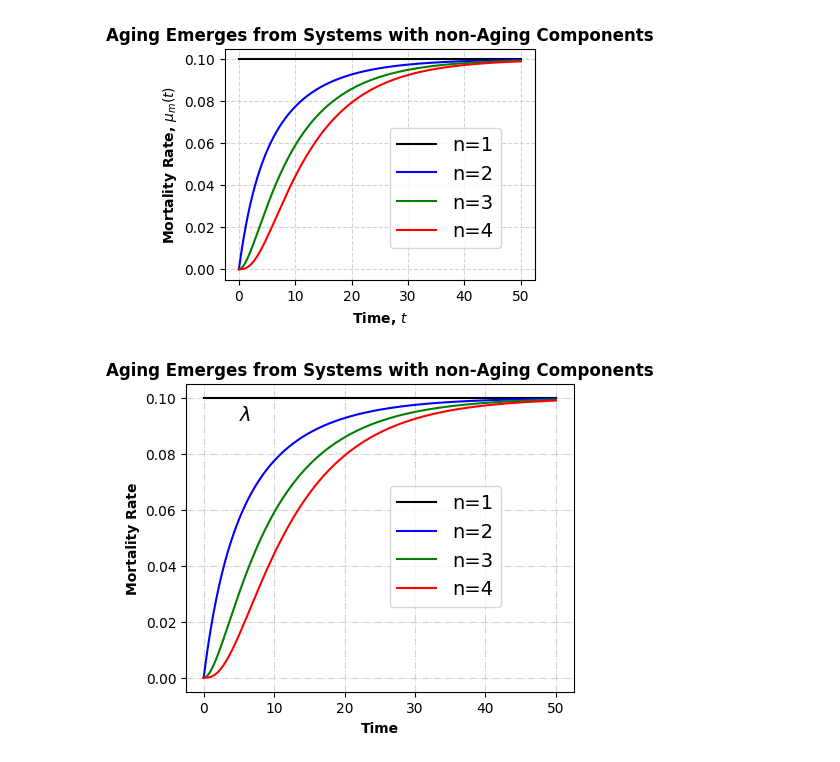
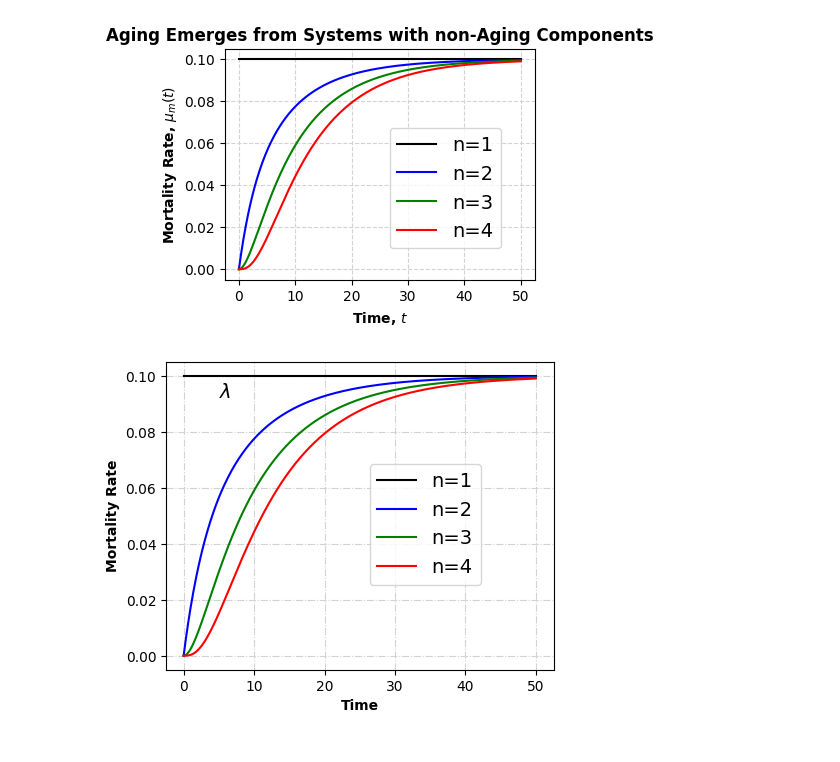
Before and after one commit to hongqin/EAM-2024, a Jupyter notebook: reliability_block_plot.ipynb, the cells around one changed output. Cells and saved outputs as stored; diff of their text form; code cells hidden in the pictures.

```diff
--- a/reliability_block_plot.ipynb
+++ b/reliability_block_plot.ipynb
@@ -189,32 +189,32 @@ def mortality_rate(t, n, lambda_):
     denominator = 1 - (1 - e_lambda_t)**n
     return numerator / denominator
 
 # Constants
 lambda_ = 0.1  # Decay rate
 t = np.linspace(0, 50, 500)  # Time from 0 to 50
 
 # Calculate mortality rates for n=1, 2, 3, and 4
 rates = {n: mortality_rate(t, n, lambda_) for n in range(1, 5)}
 
 # Plotting
 plt.figure(figsize=(5, 4))
 colors = ['black', 'blue', 'green', 'red']
 for n, color in zip(rates, colors):
     plt.plot(t, rates[n], label=f'n={n}', color=color)
 
-plt.title('Aging Emerges from Systems with non-Aging Components', fontweight='bold')
+#plt.title('Aging Emerges from Systems with non-Aging Components', fontweight='bold')
 plt.xlabel('Time', fontweight='bold')
 #plt.ylabel('Mortality Rate, $\mu(t)$', fontweight='bold')
 plt.ylabel('Mortality Rate', fontweight='bold')
 plt.legend(loc='upper left', bbox_to_anchor=(0.5, 0.2, 0.5, 0.5), fontsize=14, frameon=True)
 plt.grid(True, linestyle='-.', color='lightgray')  # Grid with dashed lines in light gray
 
 # Add a horizontal line at y=0.1 and label it with Greek letter λ
 #plt.axhline(y=0.1, color='grey', linestyle='--')
 plt.text(x=5, y=0.092, s='$\lambda$', fontsize=14, color='black')  # Adjust x and font size as needed
 
 plt.savefig('block-mortality-rate-n1234.jpeg', format='jpeg', dpi=300)
 
 plt.show()
 # %% [output]
-[figure, old version]
+[figure, new version]
```
